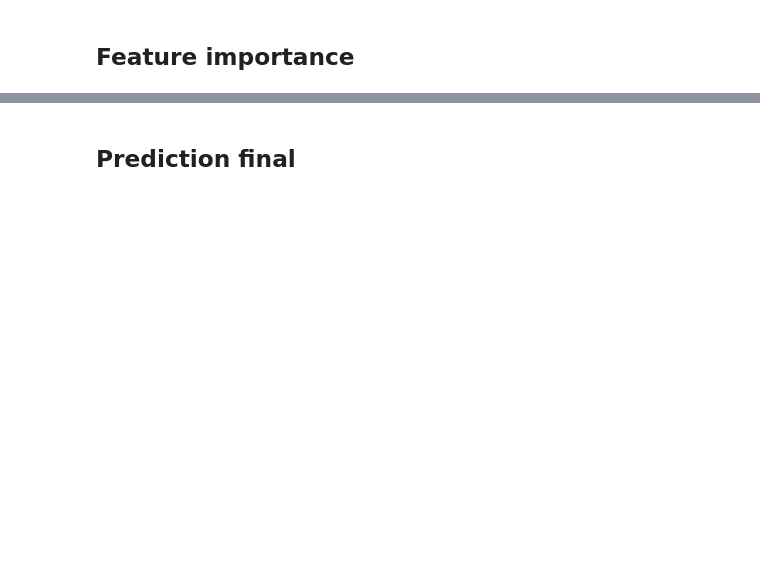
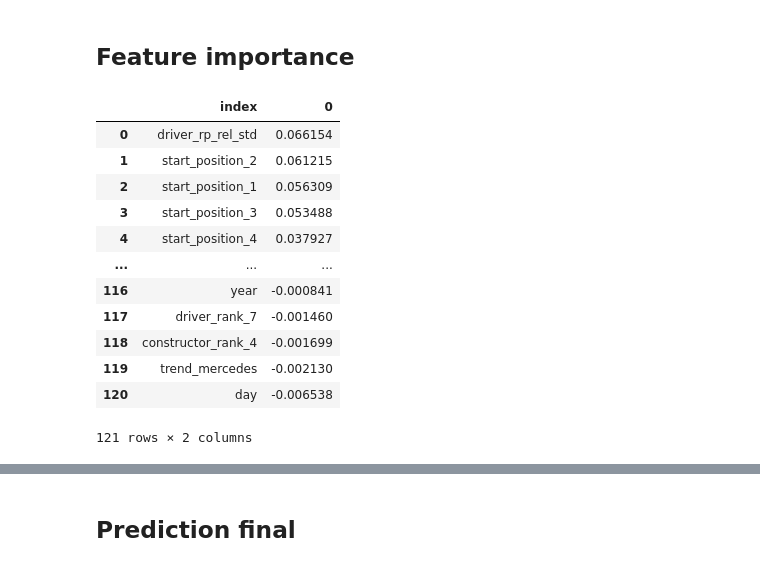
Before and after one commit to Maac111/F1-prediction, a Jupyter notebook: F1_xgboost_class.ipynb, the cells around one changed output, grey strips where cells are left out. Cells and saved outputs as stored; diff of their text form; code cells hidden in the pictures; blank space fills up the shorter version.

```diff
--- a/F1_xgboost_class.ipynb
+++ b/F1_xgboost_class.ipynb
@@ -574,16 +576,30 @@ Accuracy: 66.67%
 # %% [markdown]
 ## Feature importance
 # %%
-# from sklearn.inspection import permutation_importance
+from sklearn.inspection import permutation_importance
 
-# # Calculate permutation feature importance
-# result = permutation_importance(
-#     model, X_test, y_test, scoring='neg_log_loss', n_repeats=10, random_state=42
-# )
+# Calculate permutation feature importance
+result = permutation_importance(
+    model, X_test, y_test, scoring='neg_log_loss', n_repeats=10, random_state=42
+)
 
-# # Get the feature importances and sort them in descending order
-# feature_importances = pd.Series(result.importances_mean, index=X.columns).sort_values(ascending=False)
+# Get the feature importances and sort them in descending order
+feature_importances = pd.Series(result.importances_mean, index=X.columns).sort_values(ascending=False)
 # %%
-# feature_importances_2 = feature_importances.reset_index()
-# feature_importances_2
+feature_importances_2 = feature_importances.reset_index()
+feature_importances_2
+# %% [output]
+|  | index | 0 |
+| 0 | driver_rp_rel_std | 0.066154 |
+| 1 | start_position_2 | 0.061215 |
+| 2 | start_position_1 | 0.056309 |
+| 3 | start_position_3 | 0.053488 |
+| 4 | start_position_4 | 0.037927 |
+| ... | ... | ... |
+| 116 | year | -0.000841 |
+| 117 | driver_rank_7 | -0.001460 |
+| 118 | constructor_rank_4 | -0.001699 |
+| 119 | trend_mercedes | -0.002130 |
+| 120 | day | -0.006538 |
+121 rows × 2 columns
 # %%
```
Also changed, not shown: parts of 13 cells of this notebook, 4 other files.
